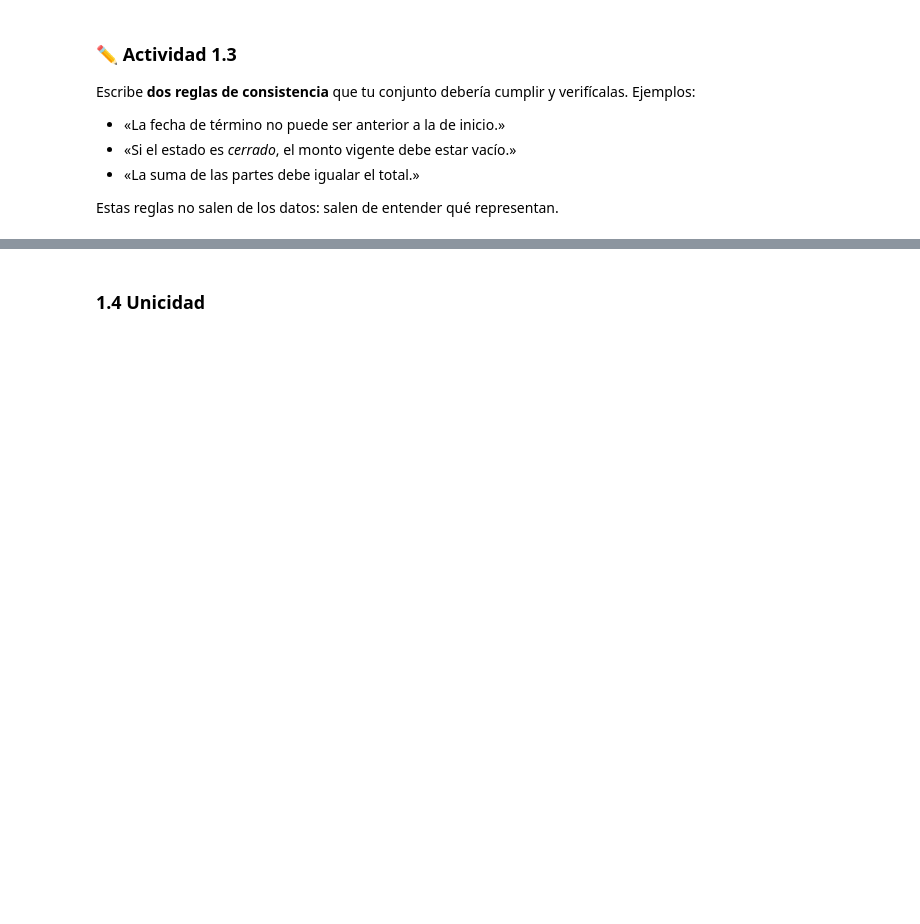
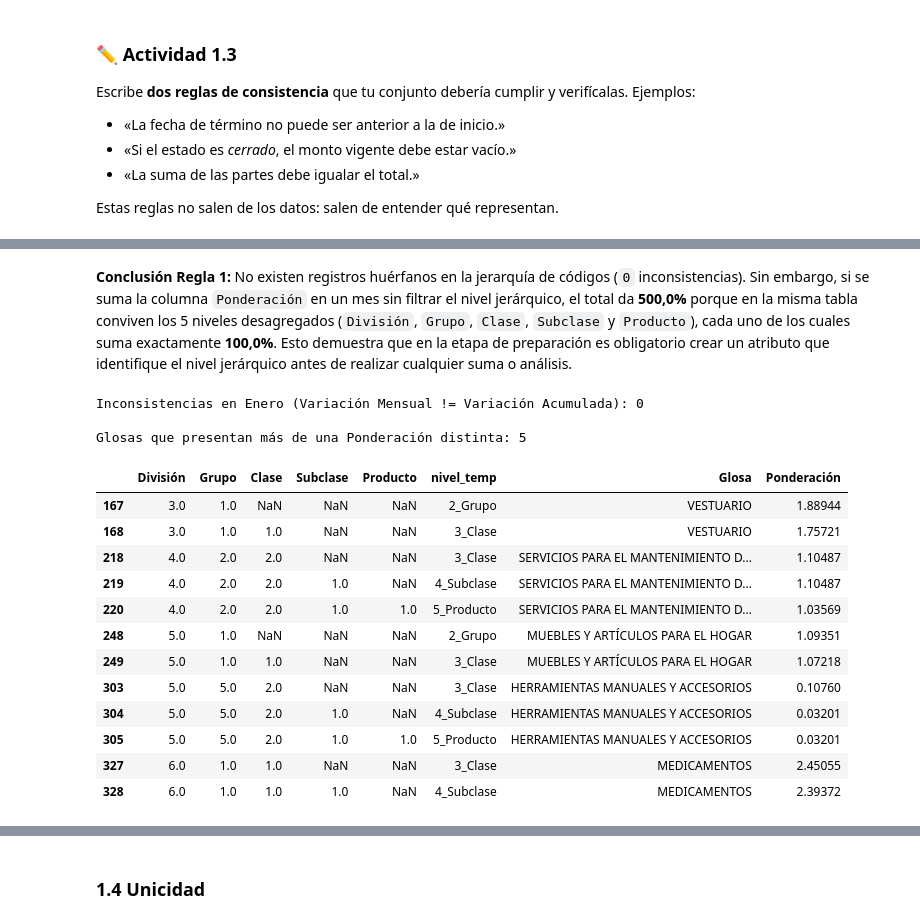
Before and after one commit to frandresst-wq/Proyecto-de-Ciencia-de-Datos, a Jupyter notebook: S2_Notebook_Laboratorio_CDD_Soto_Franco.ipynb, the cells around one changed output, grey strips where cells are left out. Saved outputs shown, nothing was run; the diff lists cells and outputs as text; code cells hidden in the pictures; blank space fills up the shorter version.

```diff
--- a/S2_Notebook_Laboratorio_CDD_Soto_Franco.ipynb
+++ b/S2_Notebook_Laboratorio_CDD_Soto_Franco.ipynb
@@ -302,0 +304,36 @@ Por lo tanto, la Regla 2 se cumple.
+# %% [markdown]
+**Conclusión Regla 1:** No existen registros huérfanos en la jerarquía de códigos (`0` inconsistencias). Sin embargo, si se suma la columna `Ponderación` en un mes sin filtrar el nivel jerárquico, el total da **500,0%** porque en la misma tabla conviven los 5 niveles desagregados (`División`, `Grupo`, `Clase`, `Subclase` y `Producto`), cada uno de los cuales suma exactamente **100,0%**. Esto demuestra que en la etapa de preparación es obligatorio crear un atributo que identifique el nivel jerárquico antes de realizar cualquier suma o análisis.
+# %%
+# Regla 2 de Consistencia:
+# a) En cada mes de Enero (Mes == 1), la Variación Acumulada (%) debe ser igual a la Variación Mensual (%).
+# b) Cada categoría textual ('Glosa') debería tener una única Ponderación fija en la canasta 2023.
+
+enero = df_cons[df_cons['Mes'] == 1]
+incons_enero = (enero['Variación Mensual (%)'] != enero['Variación Acumulada (%)']).sum()
+print('Inconsistencias en Enero (Variación Mensual != Variación Acumulada):', incons_enero)
+
+# Verificación de unicidad de Ponderación por Glosa
+pond_por_glosa = df_cons.groupby('Glosa')['Ponderación'].nunique()
+glosas_inconsistentes = pond_por_glosa[pond_por_glosa > 1]
+print('\nGlosas que presentan más de una Ponderación distinta:', len(glosas_inconsistentes))
+display(
+    df_cons[df_cons['Glosa'].isin(glosas_inconsistentes.index) & (df_cons['Año'] == 2024) & (df_cons['Mes'] == 1)]
+    [['División', 'Grupo', 'Clase', 'Subclase', 'Producto', 'nivel_temp', 'Glosa', 'Ponderación']]
+)
+# %% [output]
+Inconsistencias en Enero (Variación Mensual != Variación Acumulada): 0
+
+Glosas que presentan más de una Ponderación distinta: 5
+|  | División | Grupo | Clase | Subclase | Producto | nivel_temp | Glosa | Ponderación |
+| 167 | 3.0 | 1.0 | NaN | NaN | NaN | 2_Grupo | VESTUARIO | 1.88944 |
+| 168 | 3.0 | 1.0 | 1.0 | NaN | NaN | 3_Clase | VESTUARIO | 1.75721 |
+| 218 | 4.0 | 2.0 | 2.0 | NaN | NaN | 3_Clase | SERVICIOS PARA EL MANTENIMIENTO D... | 1.10487 |
+| 219 | 4.0 | 2.0 | 2.0 | 1.0 | NaN | 4_Subclase | SERVICIOS PARA EL MANTENIMIENTO D... | 1.10487 |
+| 220 | 4.0 | 2.0 | 2.0 | 1.0 | 1.0 | 5_Producto | SERVICIOS PARA EL MANTENIMIENTO D... | 1.03569 |
+| 248 | 5.0 | 1.0 | NaN | NaN | NaN | 2_Grupo | MUEBLES Y ARTÍCULOS PARA EL HOGAR | 1.09351 |
+| 249 | 5.0 | 1.0 | 1.0 | NaN | NaN | 3_Clase | MUEBLES Y ARTÍCULOS PARA EL HOGAR | 1.07218 |
+| 303 | 5.0 | 5.0 | 2.0 | NaN | NaN | 3_Clase | HERRAMIENTAS MANUALES Y ACCESORIOS | 0.10760 |
+| 304 | 5.0 | 5.0 | 2.0 | 1.0 | NaN | 4_Subclase | HERRAMIENTAS MANUALES Y ACCESORIOS | 0.03201 |
+| 305 | 5.0 | 5.0 | 2.0 | 1.0 | 1.0 | 5_Producto | HERRAMIENTAS MANUALES Y ACCESORIOS | 0.03201 |
+| 327 | 6.0 | 1.0 | 1.0 | NaN | NaN | 3_Clase | MEDICAMENTOS | 2.45055 |
+| 328 | 6.0 | 1.0 | 1.0 | 1.0 | NaN | 4_Subclase | MEDICAMENTOS | 2.39372 |
```
Also changed, not shown: parts of 12 cells of this notebook.
